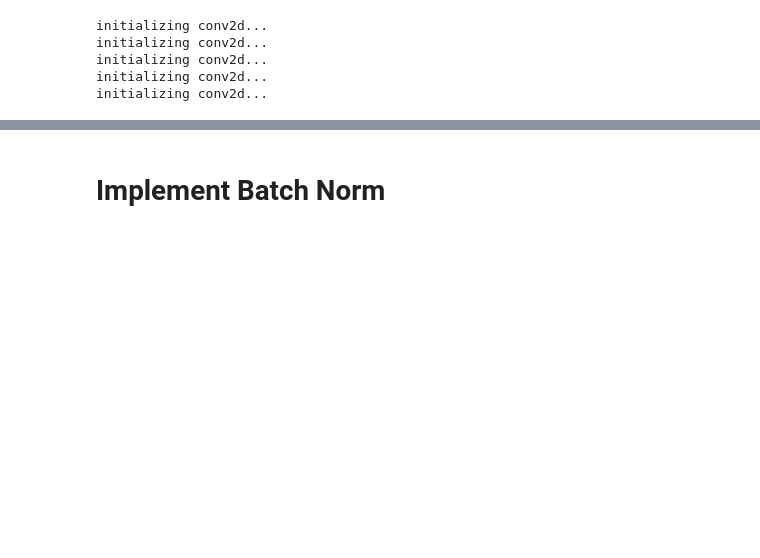
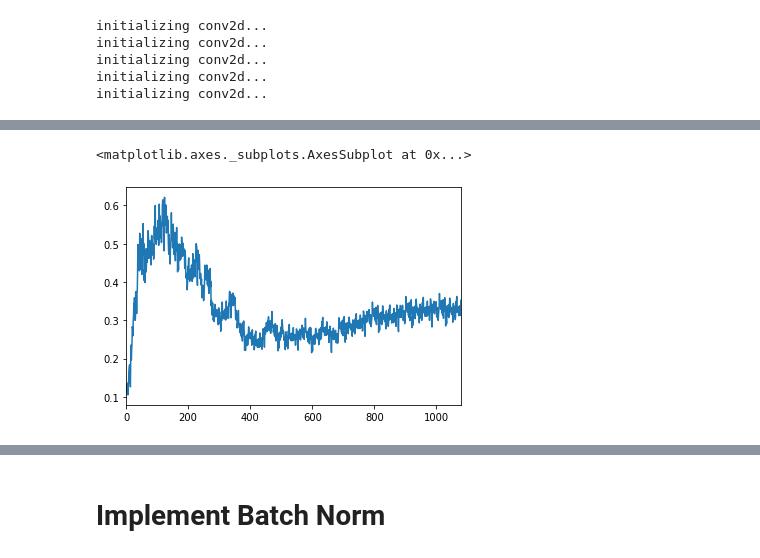
Before and after one commit to rforgione/fastai-part2, a Jupyter notebook: nbs/02_lesson3.ipynb, the cells around one changed output, grey strips where cells are left out. Saved outputs shown, nothing was run; the diff lists cells and outputs as text; code cells hidden in the pictures; blank space fills up the shorter version.

```diff
--- a/nbs/02_lesson3.ipynb
+++ b/nbs/02_lesson3.ipynb
@@ -402,0 +480,5 @@ initializing conv2d...
+# %%
+pd.Series([i.item() for i in runner.cbs[2].means[1]]).plot()
+# %% [output]
+<matplotlib.axes._subplots.AxesSubplot at 0x...>
+[figure, added]
```
Also changed, not shown: parts of 48 cells of this notebook.
